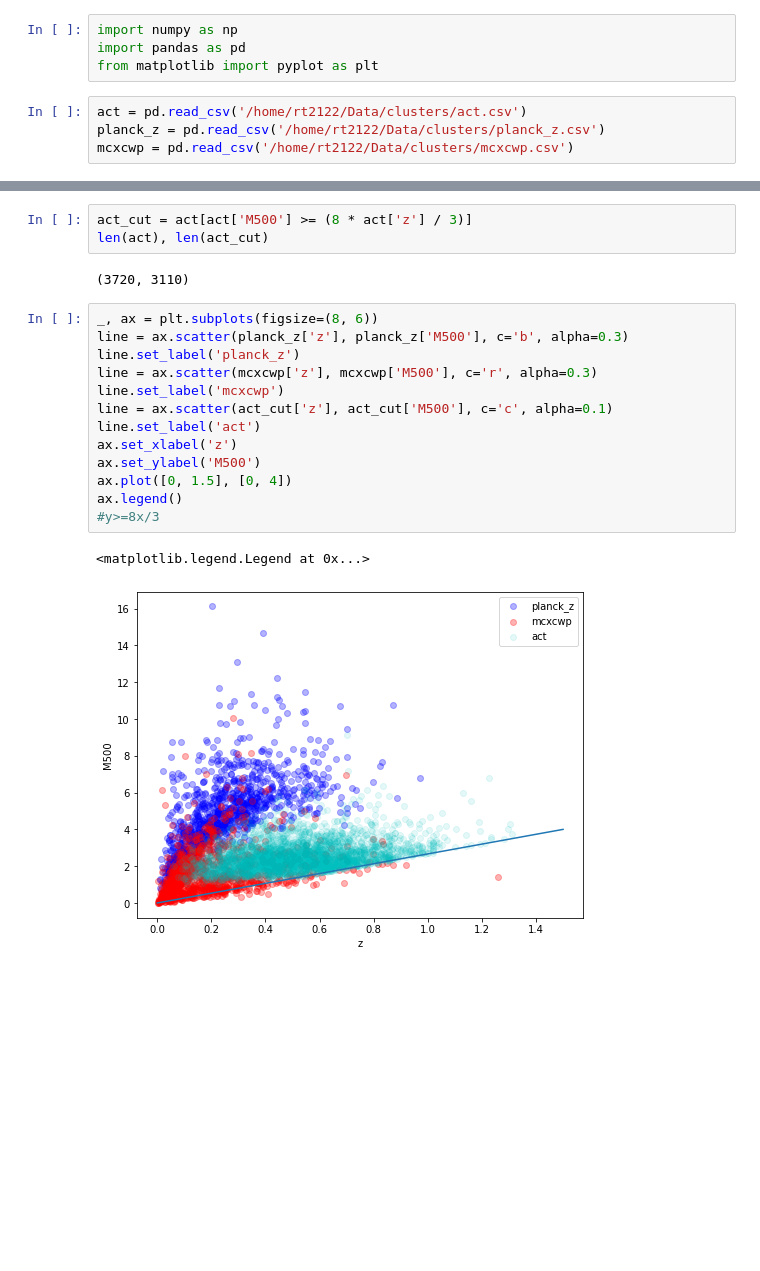
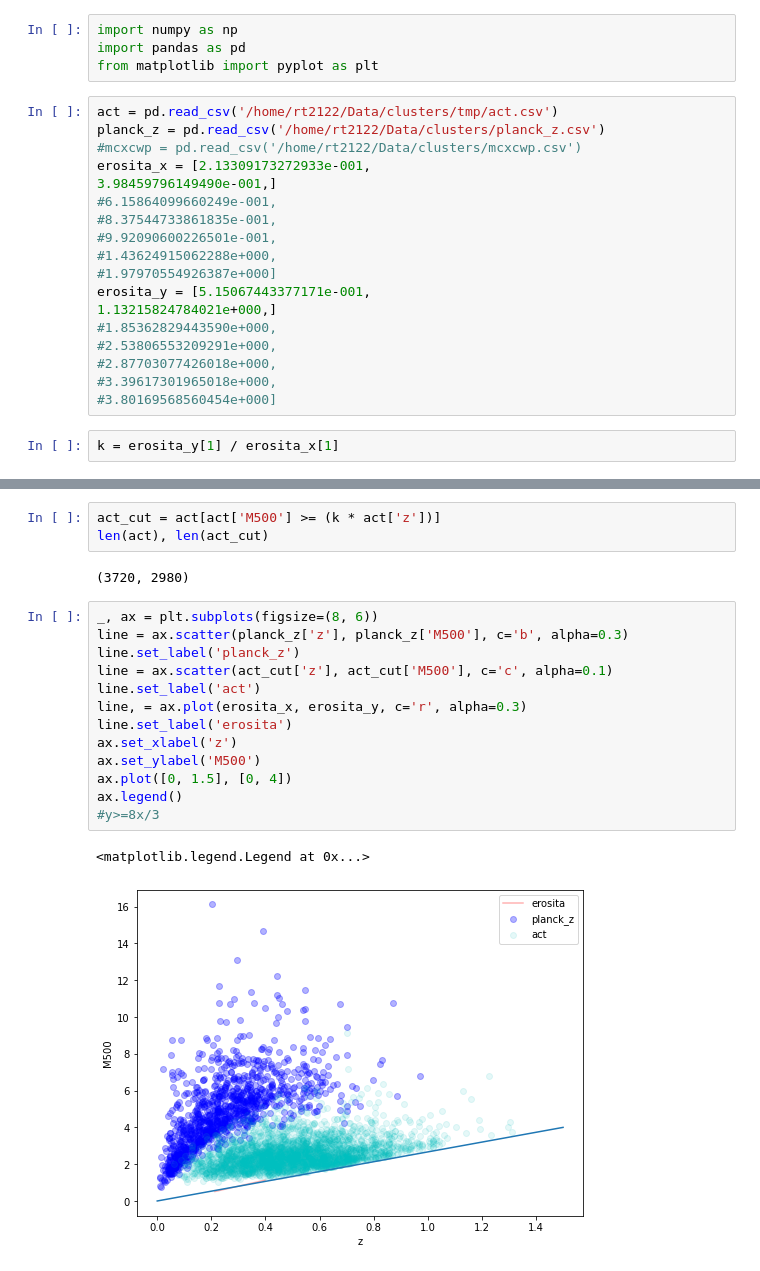
Before and after one commit to rt2122/data-segmentation-2, a Jupyter notebook: Planck_Unet_Act/cut_act.ipynb, the cells around one changed output, grey strips where cells are left out. Drawn from its saved outputs; the diff is of its cells as text; blank space fills up the shorter version.

```diff
--- a/Planck_Unet_Act/cut_act.ipynb
+++ b/Planck_Unet_Act/cut_act.ipynb
@@ -3,9 +3,25 @@ import numpy as np
 import pandas as pd
 from matplotlib import pyplot as plt
 # %%
-act = pd.read_csv('/home/rt2122/Data/clusters/act.csv')
+act = pd.read_csv('/home/rt2122/Data/clusters/tmp/act.csv')
 planck_z = pd.read_csv('/home/rt2122/Data/clusters/planck_z.csv')
-mcxcwp = pd.read_csv('/home/rt2122/Data/clusters/mcxcwp.csv')
+#mcxcwp = pd.read_csv('/home/rt2122/Data/clusters/mcxcwp.csv')
+erosita_x = [2.13309173272933e-001,
+3.98459796149490e-001,]
+#6.15864099660249e-001,
+#8.37544733861835e-001,
+#9.92090600226501e-001,
+#1.43624915062288e+000,
+#1.97970554926387e+000]
+erosita_y = [5.15067443377171e-001,
+1.13215824784021e+000,]
+#1.85362829443590e+000,
+#2.53806553209291e+000,
+#2.87703077426018e+000,
+#3.39617301965018e+000,
+#3.80169568560454e+000]
+# %%
+k = erosita_y[1] / erosita_x[1]
 # %%
 _, ax = plt.subplots(figsize=(8, 6))
 line = ax.scatter(planck_z['z'], planck_z['M500'], c='b', alpha=0.3)
@@ -25,22 +41,22 @@ ax.legend()
 # %%
-act_cut = act[act['M500'] >= (8 * act['z'] / 3)]
+act_cut = act[act['M500'] >= (k * act['z'])]
 len(act), len(act_cut)
 # %% [output]
-(3720, 3110)
+(3720, 2980)
 # %%
 _, ax = plt.subplots(figsize=(8, 6))
 line = ax.scatter(planck_z['z'], planck_z['M500'], c='b', alpha=0.3)
 line.set_label('planck_z')
-line = ax.scatter(mcxcwp['z'], mcxcwp['M500'], c='r', alpha=0.3)
-line.set_label('mcxcwp')
 line = ax.scatter(act_cut['z'], act_cut['M500'], c='c', alpha=0.1)
 line.set_label('act')
+line, = ax.plot(erosita_x, erosita_y, c='r', alpha=0.3)
+line.set_label('erosita')
 ax.set_xlabel('z')
 ax.set_ylabel('M500')
 ax.plot([0, 1.5], [0, 4])
 ax.legend()
 #y>=8x/3
 # %% [output]
 <matplotlib.legend.Legend at 0x...>
-[figure, old version]
+[figure, new version]
 # %%
```
Also changed, not shown: parts of 4 cells of this notebook, 2 other files.
